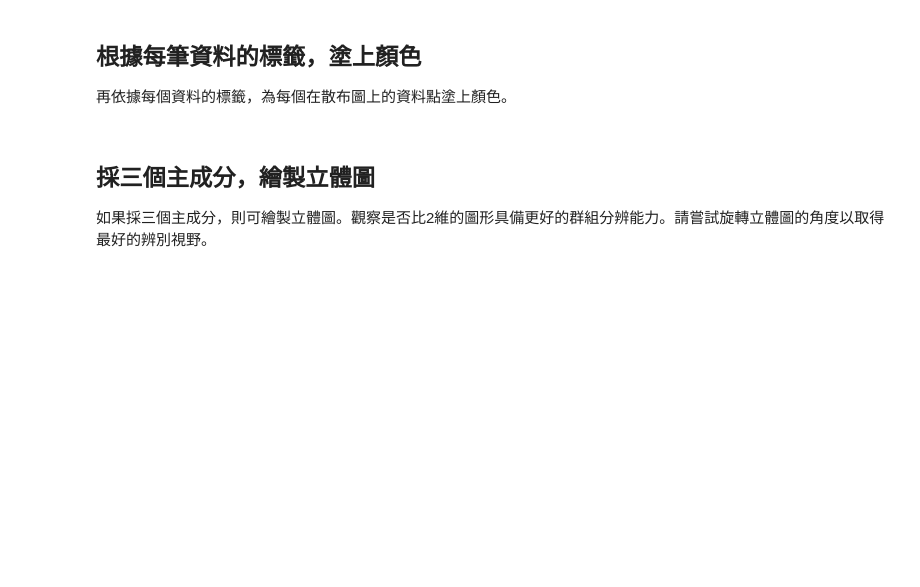
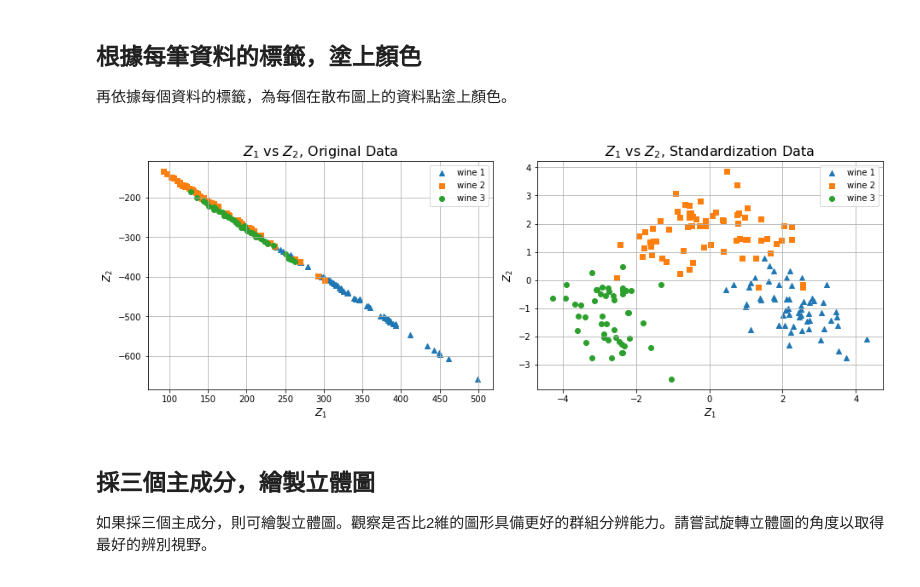
Before and after one commit to amy10202808/1112ShallowMachineLearning, a Jupyter notebook: hw1PCA/PCA.ipynb, the cells around one changed output. Saved outputs shown, nothing was run; the diff lists cells and outputs as text; code cells hidden in the pictures; blank space fills up the shorter version.

```diff
--- a/hw1PCA/PCA.ipynb
+++ b/hw1PCA/PCA.ipynb
@@ -141,6 +141,29 @@ plt.show()
 
 <font color=#004D99>
 </font>
+# %%
+markerlst = ['^', 's', 'o']
+# %%
+fig, axes = plt.subplots(ncols=2, figsize=(13,4.8))
+for e, ax in enumerate(axes):
+    if e==0:
+        drawdf = Z_nostand.copy()
+    else:
+        drawdf = Z.copy()
+    for e2, group in enumerate(set(df['Customer_Segment'])):
+        filt = df['Customer_Segment']==group
+        ax.scatter(drawdf[filt,0], drawdf[filt,1], label=f'wine {group}', marker=markerlst[e2])
+    ax.set_xlabel(r'$Z_1$', fontsize=12)
+    ax.set_ylabel(r'$Z_2$', fontsize=12)
+    ax.grid(True)
+    ax.legend()
+axes[0].set_title(r'$Z_1$ vs $Z_2$, Original Data', fontsize=16)
+axes[1].set_title(r'$Z_1$ vs $Z_2$, Standardization Data', fontsize=16)
+
+plt.tight_layout()
+plt.show()
+# %% [output]
+[figure, added]
 # %% [markdown]
 ## 採三個主成分，繪製立體圖
 如果採三個主成分，則可繪製立體圖。觀察是否比2維的圖形具備更好的群組分辨能力。請嘗試旋轉立體圖的角度以取得最好的辨別視野。
```
Also changed, not shown: parts of 31 cells of this notebook.
